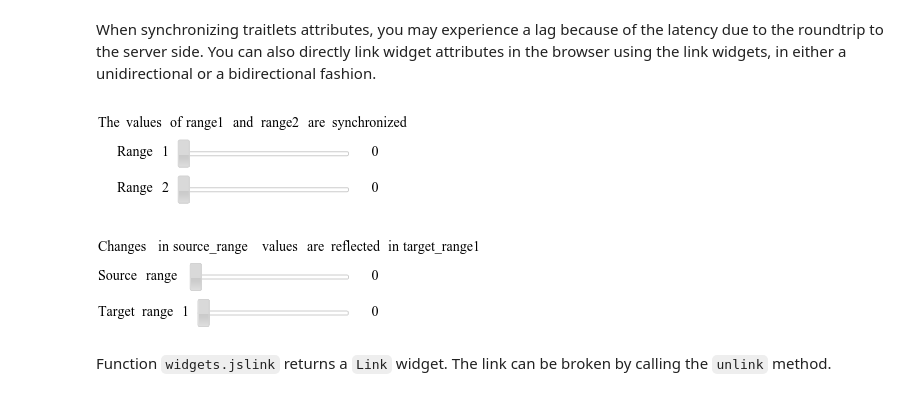
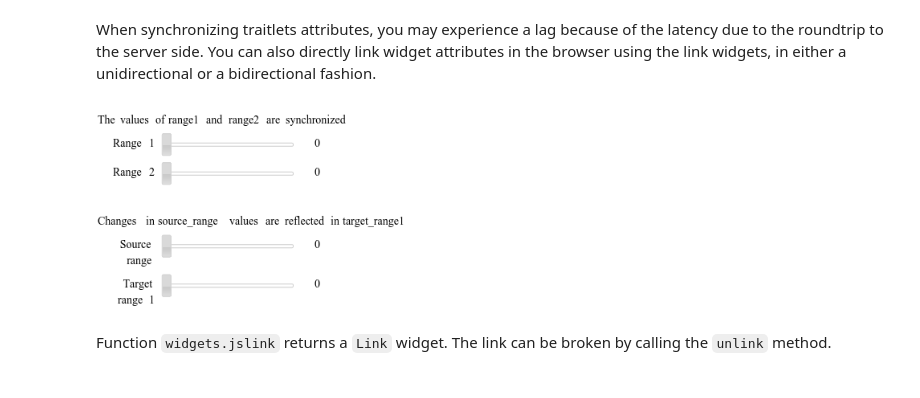
Before and after one commit to jupyter-widgets/ipywidgets, a Jupyter notebook: docs/source/examples/Widget Events.ipynb, the cells around one changed output. Cells and saved outputs as stored; diff of their text form; code cells hidden in the pictures.

```diff
--- a/docs/source/examples/Widget Events.ipynb
+++ b/docs/source/examples/Widget Events.ipynb
@@ -130,21 +126,21 @@ dl.unlink()
 # %% [markdown]
 When synchronizing traitlets attributes, you may experience a lag because of the latency due to the roundtrip to the server side. You can also directly link widget attributes in the browser using the link widgets, in either a unidirectional or a bidirectional fashion.
 # %%
-caption = widgets.Latex(value = 'The values of range1 and range2 are synchronized')
+caption = widgets.Label(value = 'The values of range1 and range2 are synchronized')
 range1, range2 = widgets.IntSlider(description='Range 1'),\
                          widgets.IntSlider(description='Range 2')
 l = widgets.jslink((range1, 'value'), (range2, 'value'))
 display(caption, range1, range2)
 # %% [output]
-[figure, old version]
+[figure, new version]
 # %%
-caption = widgets.Latex(value = 'Changes in source_range values are reflected in target_range1')
+caption = widgets.Label(value = 'Changes in source_range values are reflected in target_range1')
 source_range, target_range1 = widgets.IntSlider(description='Source range'),\
                                              widgets.IntSlider(description='Target range 1')
 dl = widgets.jsdlink((source_range, 'value'), (target_range1, 'value'))
 display(caption, source_range, target_range1)
 # %% [output]
-[figure, old version]
+[figure, new version]
 # %% [markdown]
 Function `widgets.jslink` returns a `Link` widget. The link can be broken by calling the `unlink` method.
 # %%
```
Also changed, not shown: parts of 5 cells of this notebook, 19 other files.
